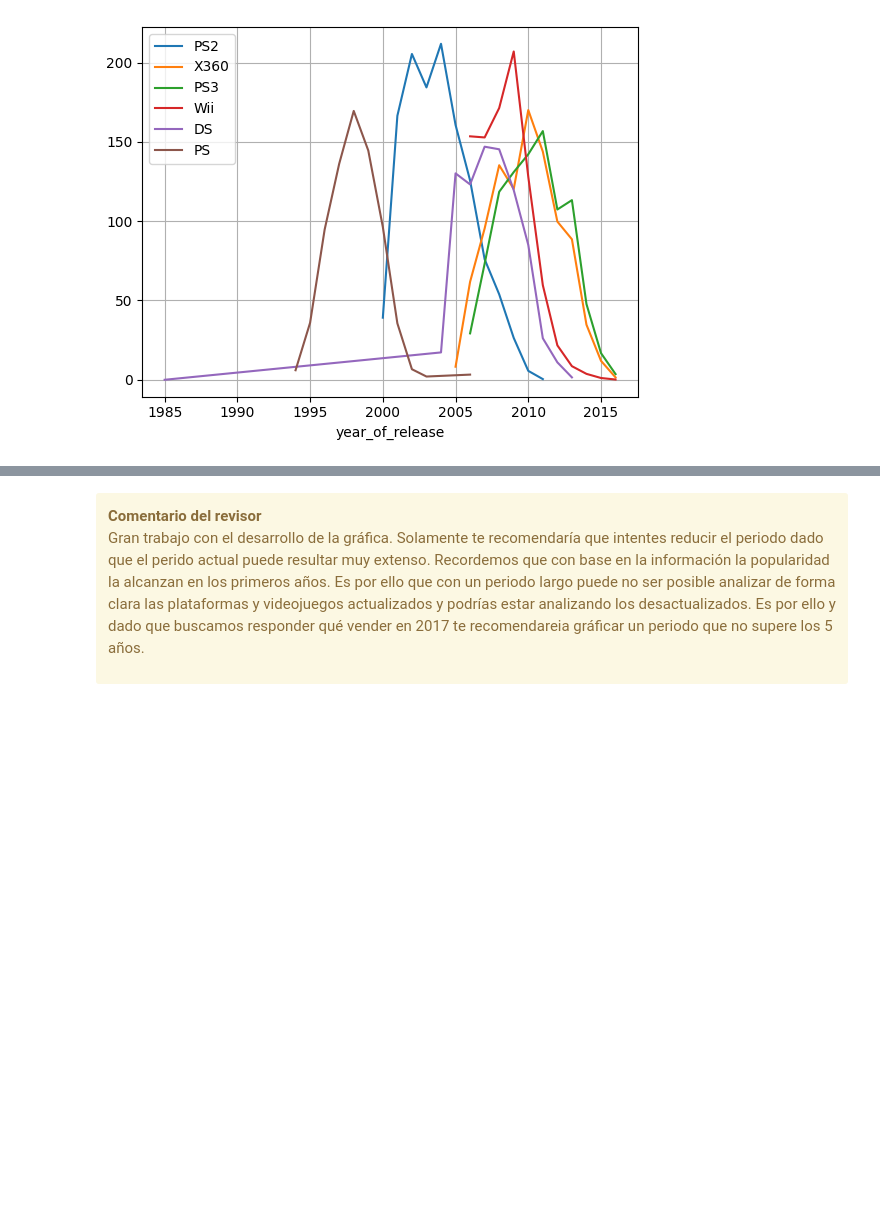
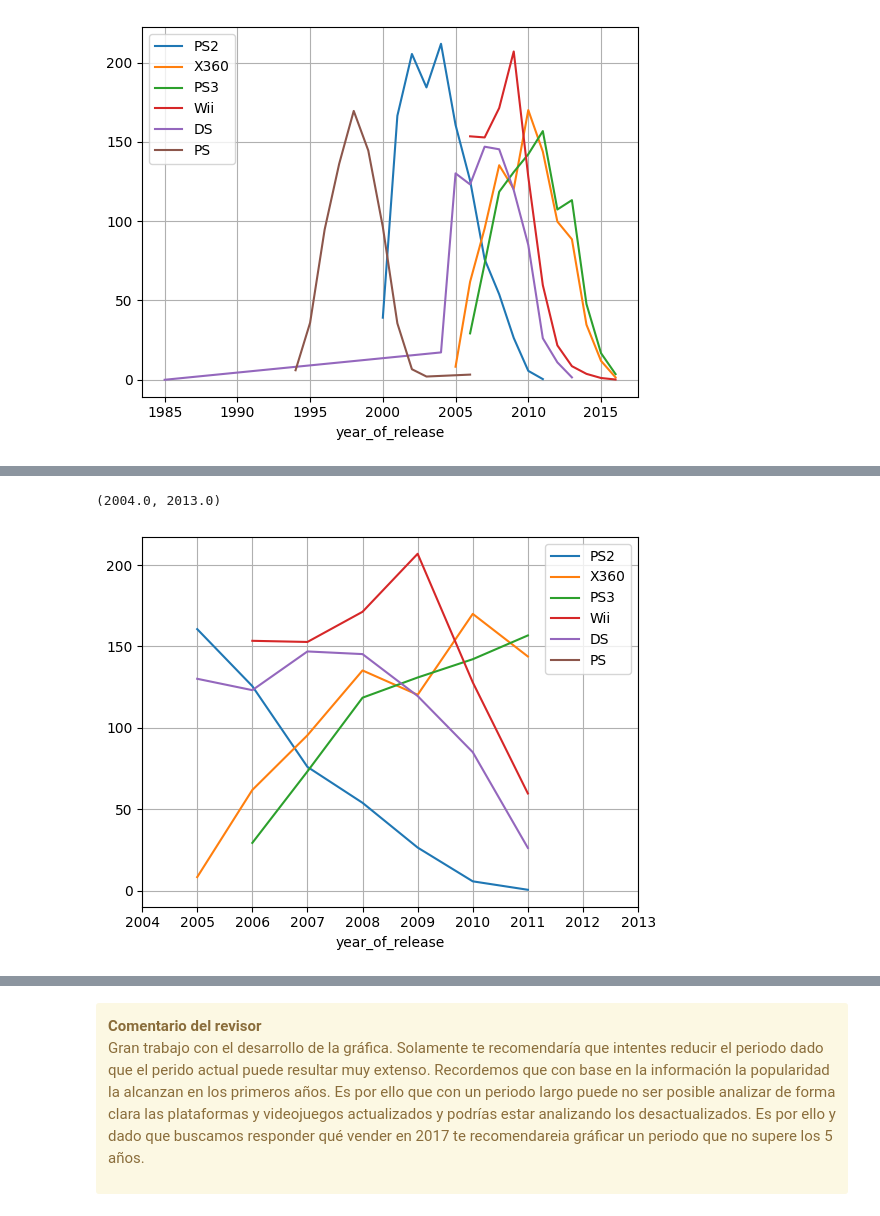
Before and after one commit to JimenaMaSuMu/VideoGameProject, a Jupyter notebook: code_review1.ipynb, the cells around one changed output, grey strips where cells are left out. Saved outputs shown, nothing was run; the diff lists cells and outputs as text; code cells hidden in the pictures; blank space fills up the shorter version.

```diff
--- a/code_review1.ipynb
+++ b/code_review1.ipynb
@@ -338,0 +366,21 @@ plt.grid(True)
+# %%
+#GRAPHING SALES OF TOP 6 PLATFORMS.
+PS2_period = games_top_period[games_top_period['platform']=='PS2'].groupby('year_of_release')['total_sales'].sum()
+X360_period = games_top_period[games_top_period['platform']=='X360'].groupby('year_of_release')['total_sales'].sum()
+PS3_period = games_top_period[games_top_period['platform']=='PS3'].groupby('year_of_release')['total_sales'].sum()
+Wii_period = games_top_period[games_top_period['platform']=='Wii'].groupby('year_of_release')['total_sales'].sum()
+DS_period = games_top_period[games_top_period['platform']=='DS'].groupby('year_of_release')['total_sales'].sum()
+PS_period = games_top_period[games_top_period['platform']=='PS'].groupby('year_of_release')['total_sales'].sum()
+
+PS2_period.plot(x='year_of_release',y='total_sales')
+X360_period.plot(x='year_of_release',y='total_sales')
+PS3_period.plot(x='year_of_release',y='total_sales')
+Wii_period.plot(x='year_of_release',y='total_sales')
+DS_period.plot(x='year_of_release',y='total_sales')
+PS_period.plot(x='year_of_release',y='total_sales')
+plt.legend(['PS2','X360','PS3','Wii','DS','PS'])
+plt.grid(True)
+plt.xlim([2004,2013])
+# %% [output]
+(2004.0, 2013.0)
+[figure, added]
```
Also changed, not shown: parts of 19 cells of this notebook.
